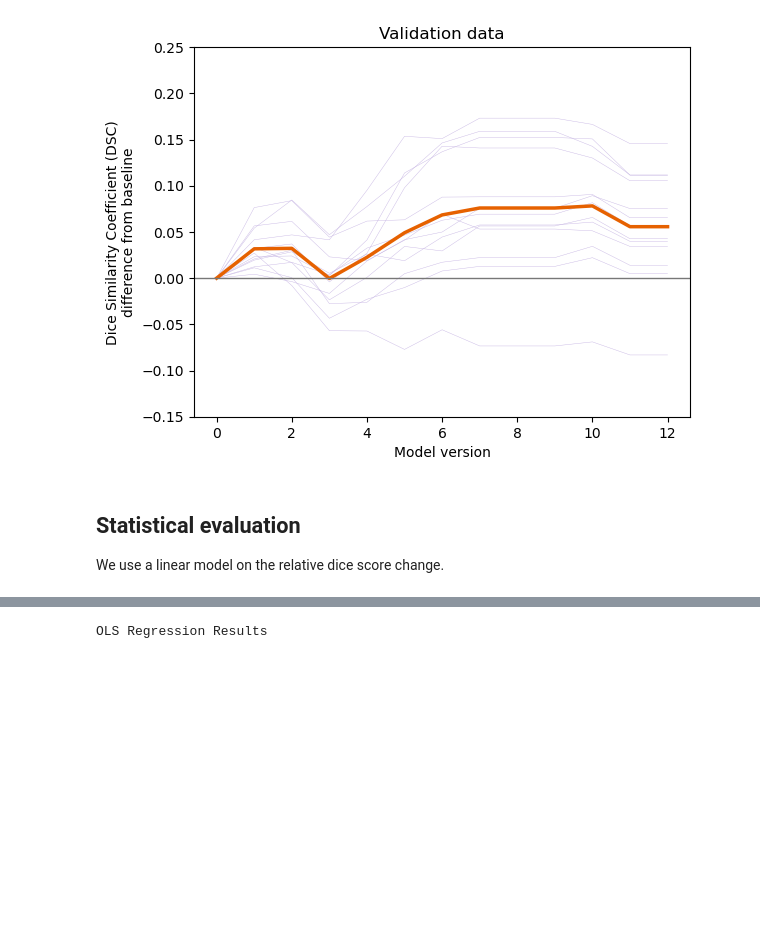
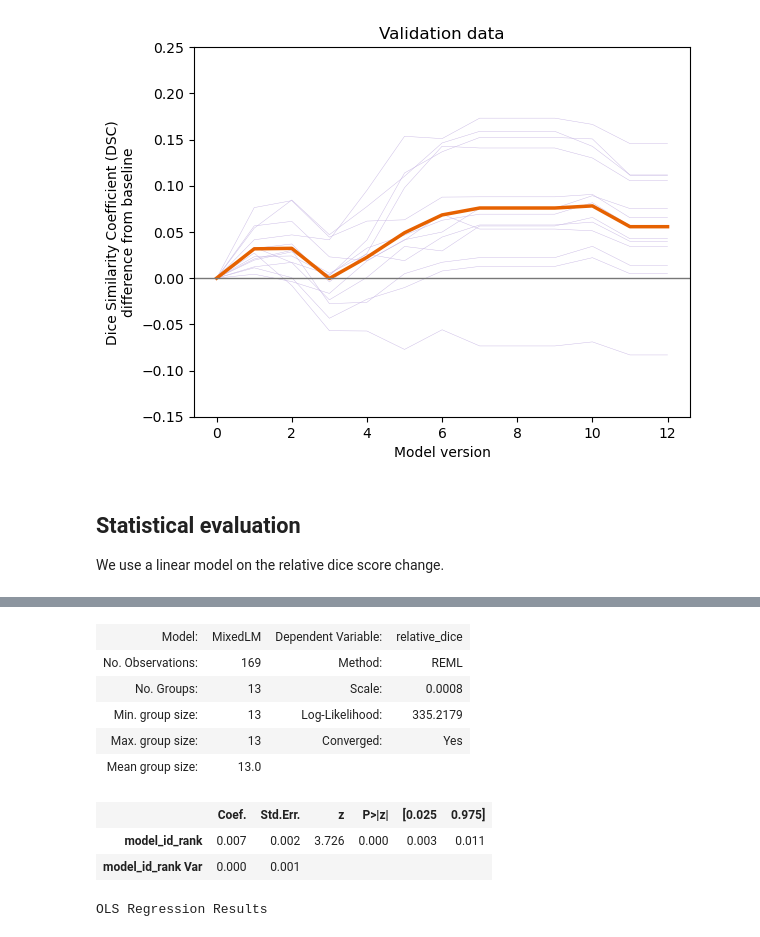
Before and after one commit to dafne-imaging/dafne-evaluation, a Jupyter notebook: dafne_figures.ipynb, the cells around one changed output, grey strips where cells are left out. Drawn from its saved outputs; the diff is of its cells as text; code cells hidden in the pictures; blank space fills up the shorter version.

```diff
--- a/dafne_figures.ipynb
+++ b/dafne_figures.ipynb
@@ -383,3 +402,15 @@ def fit_lm(data_frame):
+# %%
+fit_lmm(dice_scores_final_validation).summary()
+# %% [output]
+| Model: | MixedLM | Dependent Variable: | relative_dice |
+| No. Observations: | 169 | Method: | REML |
+| No. Groups: | 13 | Scale: | 0.0008 |
+| Min. group size: | 13 | Log-Likelihood: | 335.2179 |
+| Max. group size: | 13 | Converged: | Yes |
+| Mean group size: | 13.0 |  |  |
+|  | Coef. | Std.Err. | z | P>|z| | [0.025 | 0.975] |
+| model_id_rank | 0.007 | 0.002 | 3.726 | 0.000 | 0.003 | 0.011 |
+| model_id_rank Var | 0.000 | 0.001 |  |  |  |  |
 # %%
 model_training = fit_lm(dice_scores_training)
 model_training.summary()
```
Also changed, not shown: parts of 1 cell of this notebook.
